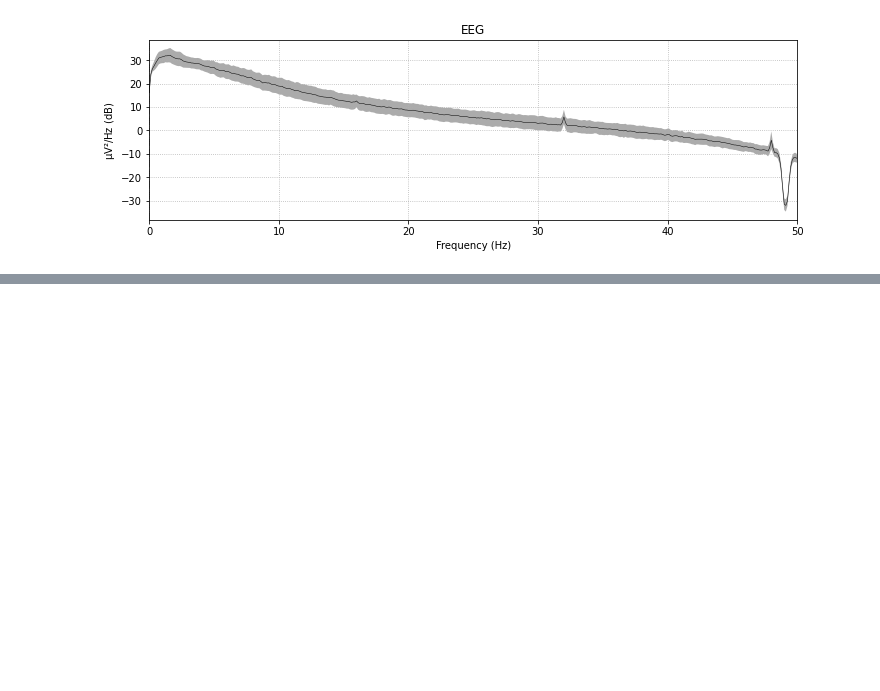
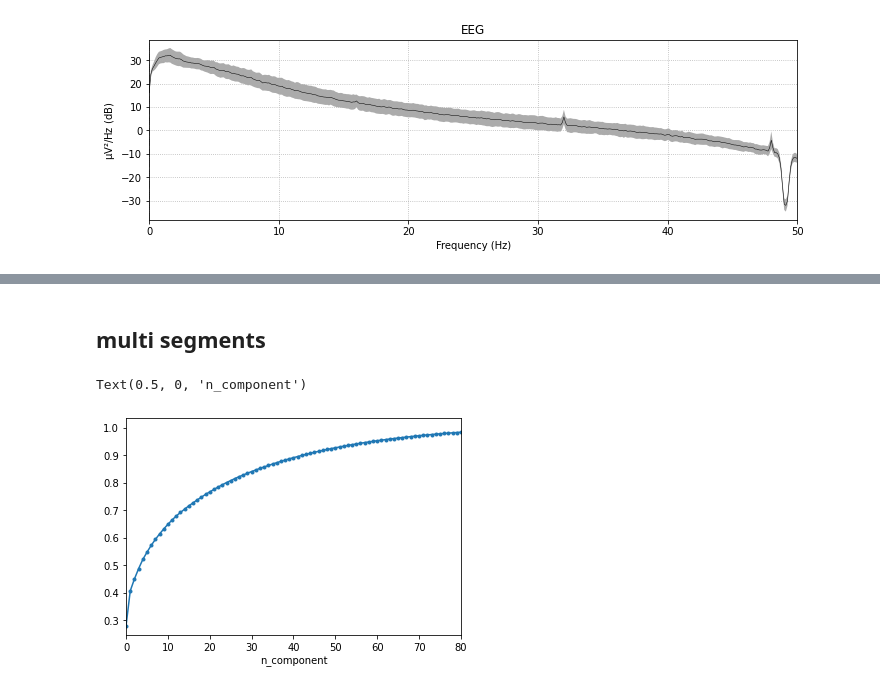
Before and after one commit to mattjdavis/eeg_classifier, a Jupyter notebook: load_data.ipynb, the cells around one changed output, grey strips where cells are left out. Cells and saved outputs as stored; diff of their text form; code cells hidden in the pictures; blank space fills up the shorter version.

Commit message:
added new functions

```diff
--- a/load_data.ipynb
+++ b/load_data.ipynb
@@ -334,0 +287,9 @@ i, n = load_info('data/chb-mit-scalp-eeg-database-1.0.0/chb04/chb04-summary.txt'
+# %%
+# siezure time
+# TODO make function (inputs df_info/raw? should be processed with loading file?)
+epoch = df_info.seizure_times.loc[25][0]
+fs = raw.info['sfreq']
+
+s, e = (epoch.astype('int') * fs).astype(int)
+ictal_labels = np.zeros(data.shape[1])
+ictal_labels[s:e] = 1
@@ -334,0 +353,9 @@ i, n = load_info('data/chb-mit-scalp-eeg-database-1.0.0/chb04/chb04-summary.txt'
+# %%
+win_len = 5
+fs = raw.info['sfreq']
+n_segments = data.shape[1]/(win_len*fs)
+n_chan = raw.info["nchan"]
+# %%
+D = np.reshape(data,(n_chan,n_segments,-1)) # channel x segment x time
+# %% [markdown]
+## multi segments
@@ -334,0 +418,13 @@ i, n = load_info('data/chb-mit-scalp-eeg-database-1.0.0/chb04/chb04-summary.txt'
+# %%
+#pca_model = PCA(n_components=2)
+pipe = Pipeline([('scaler', StandardScaler()),
+                 ('pca',PCA(svd_solver='auto'))])
+
+X = pipe.fit_transform(df_stats)
+
+plt.plot(np.cumsum(pipe.get_params()['pca'].explained_variance_ratio_), marker='o',markersize=3)
+plt.xlim([0,80])
+plt.xlabel('n_component')
+# %% [output]
+Text(0.5, 0, 'n_component')
+[figure, added]
```
Also changed, not shown: parts of 59 cells of this notebook.
